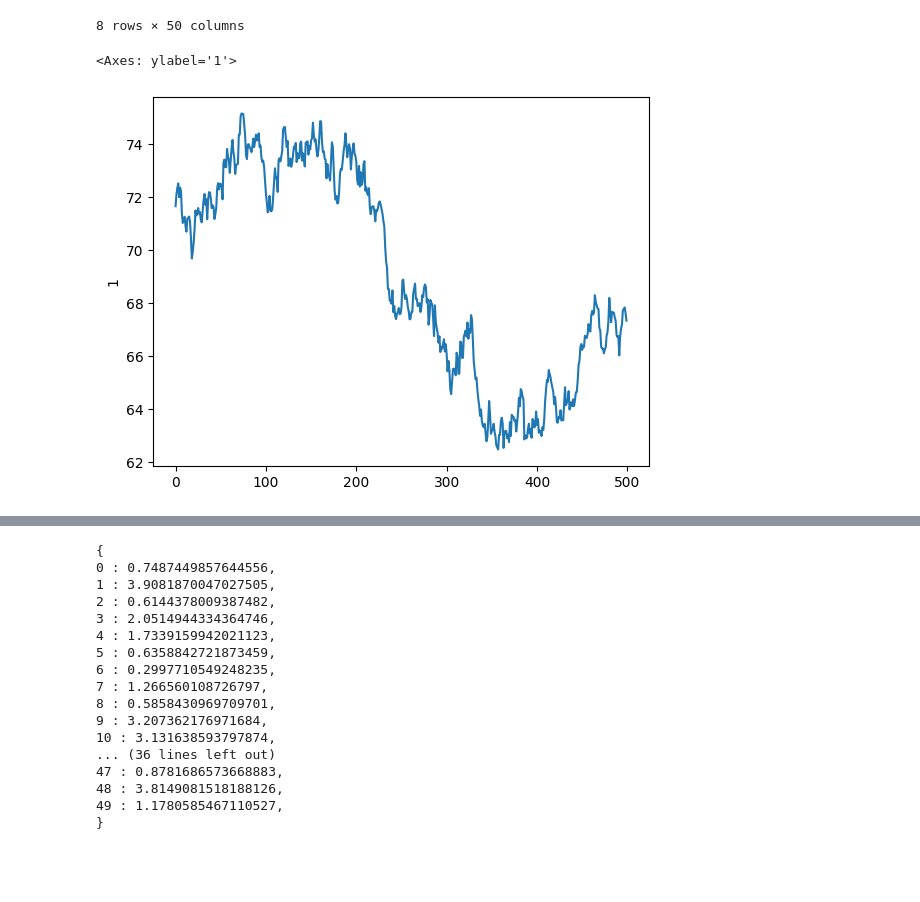
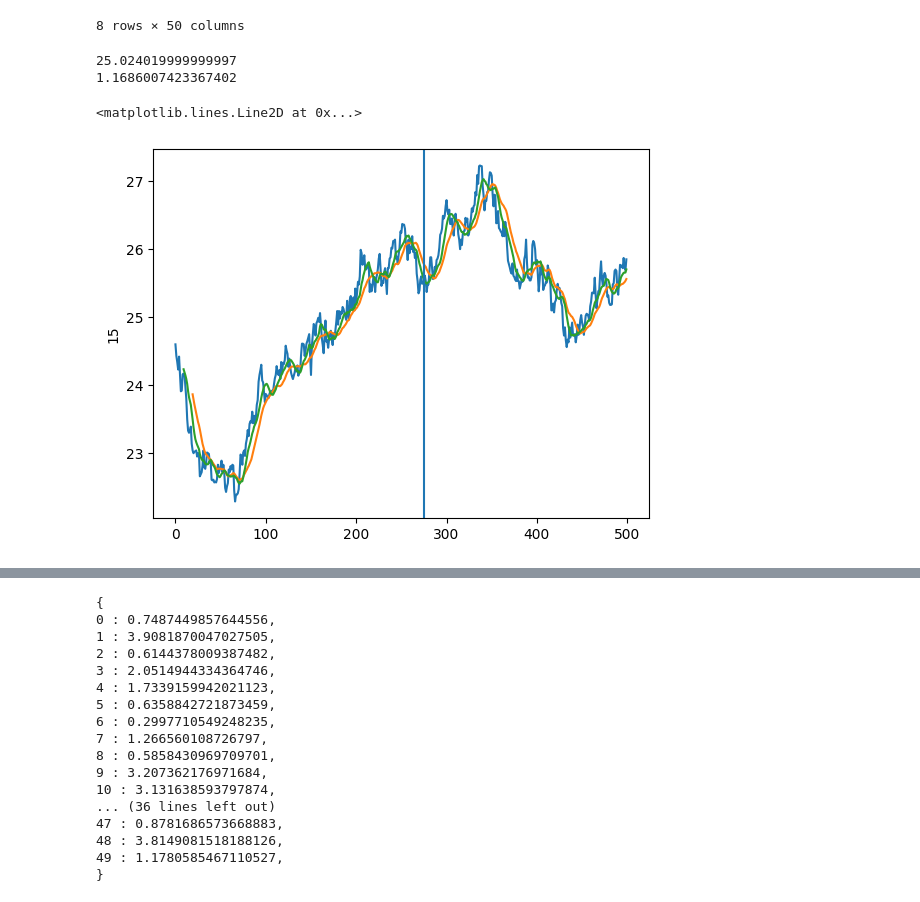
Before and after one commit to Troppydash/algothon, a Jupyter notebook: da/single_series.ipynb, the cells around one changed output, grey strips where cells are left out. Saved outputs shown, nothing was run; the diff lists cells and outputs as text; code cells hidden in the pictures; blank space fills up the shorter version.

```diff
--- a/da/single_series.ipynb
+++ b/da/single_series.ipynb
@@ -22,8 +22,15 @@ df.describe()
 | 75% | 14.582500 | 72.915000 | 47.800000 | 50.380000 | 56.720000 | 12.210000 | 18.410000 | 47.50250 | 68.912500 | 52.192500 | ... | ... |
 | max | 15.560000 | 75.150000 | 48.610000 | 51.010000 | 59.120000 | 13.000000 | 18.980000 | 51.09000 | 69.990000 | 59.100000 | ... | ... |
 8 rows × 50 columns
-# %%
-sns.lineplot(df[1])
-# %% [output]
-<Axes: ylabel='1'>
-[figure, removed]
+# %%
+print(df[15].mean())
+print(df[15].std())
+sns.lineplot(df[15])
+sns.lineplot(df[15].rolling(20).mean())
+sns.lineplot(df[15].rolling(10).mean())
+plt.axvline(x=275)
+# %% [output]
+25.024019999999997
+1.1686007423367402
+<matplotlib.lines.Line2D at 0x...>
+[figure, added]
```
Also changed, not shown: parts of 1 cell of this notebook, 6 other files.
